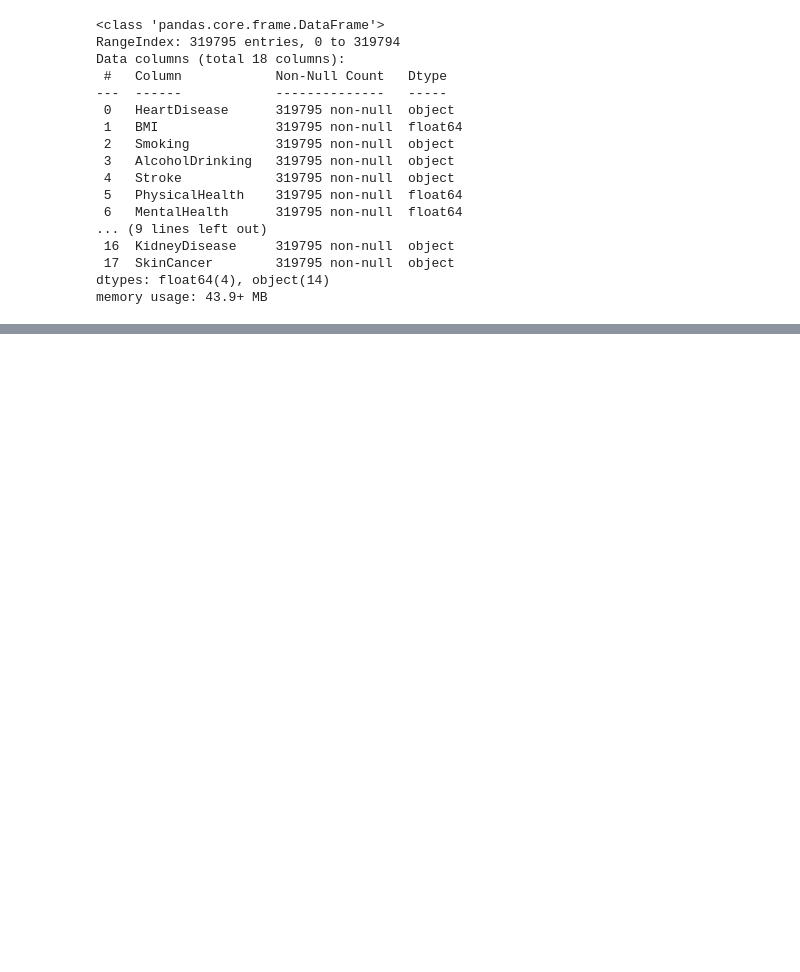
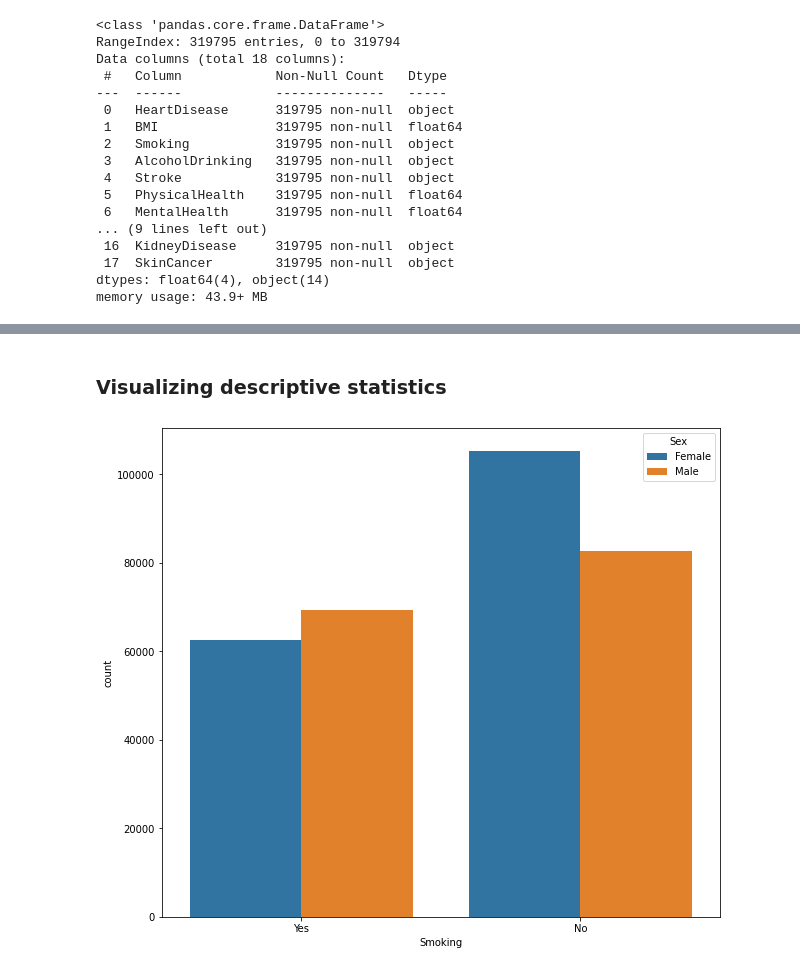
Before and after one commit to Nasheya98/final-project, a Jupyter notebook: notebook.ipynb, the cells around one changed output, grey strips where cells are left out. Saved outputs shown, nothing was run; the diff lists cells and outputs as text; code cells hidden in the pictures; blank space fills up the shorter version.

```diff
--- a/notebook.ipynb
+++ b/notebook.ipynb
@@ -46,0 +66,8 @@ memory usage: 43.9+ MB
+# %% [markdown]
+### Visualizing descriptive statistics
+# %%
+ax, fig = plt.subplots(figsize=[10,9]) # sets figure size
+sns.countplot(x='Smoking', hue='Sex', data=heart_df) # for purely categorical
+plt.show()
+# %% [output]
+[figure, added]
```
Also changed, not shown: parts of 7 cells of this notebook.
